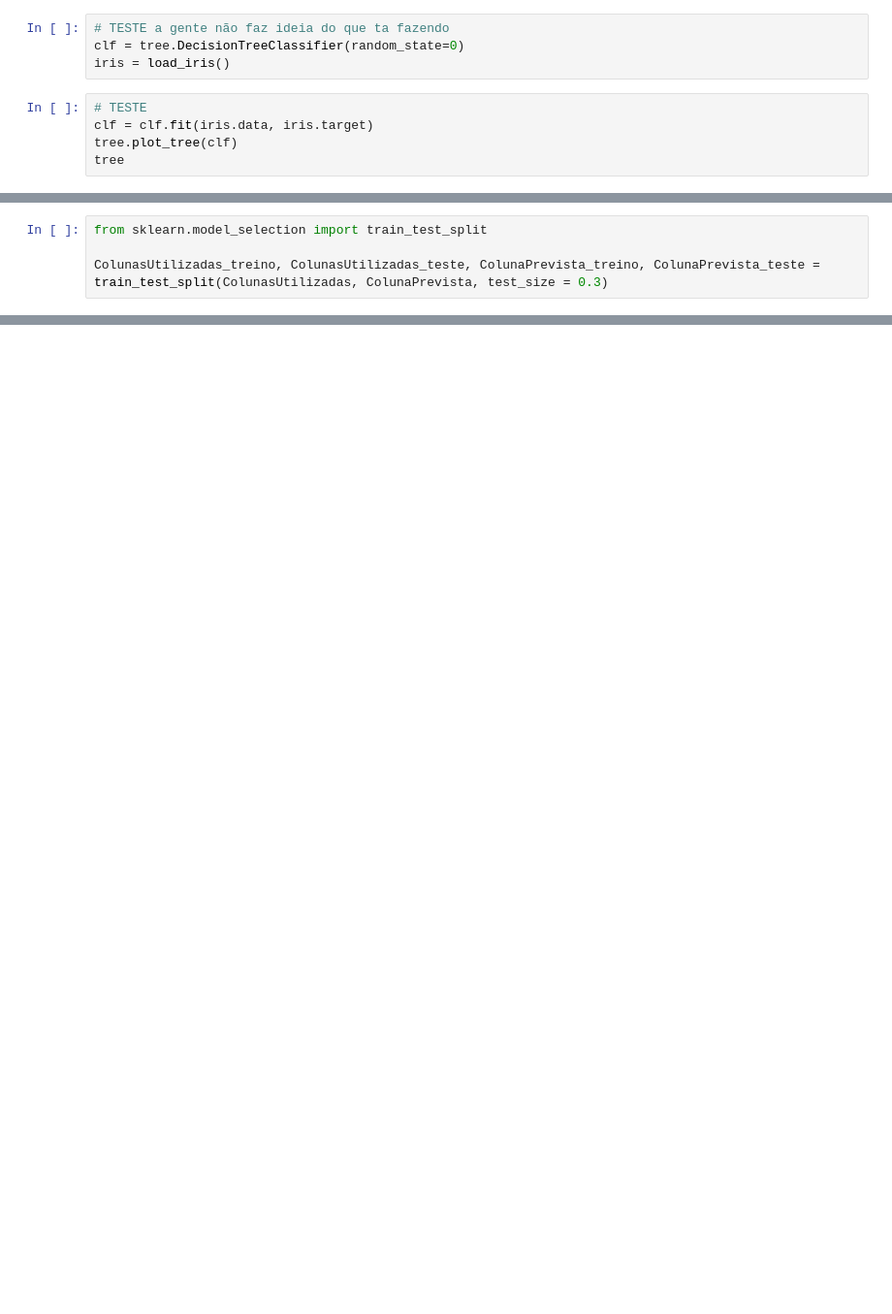
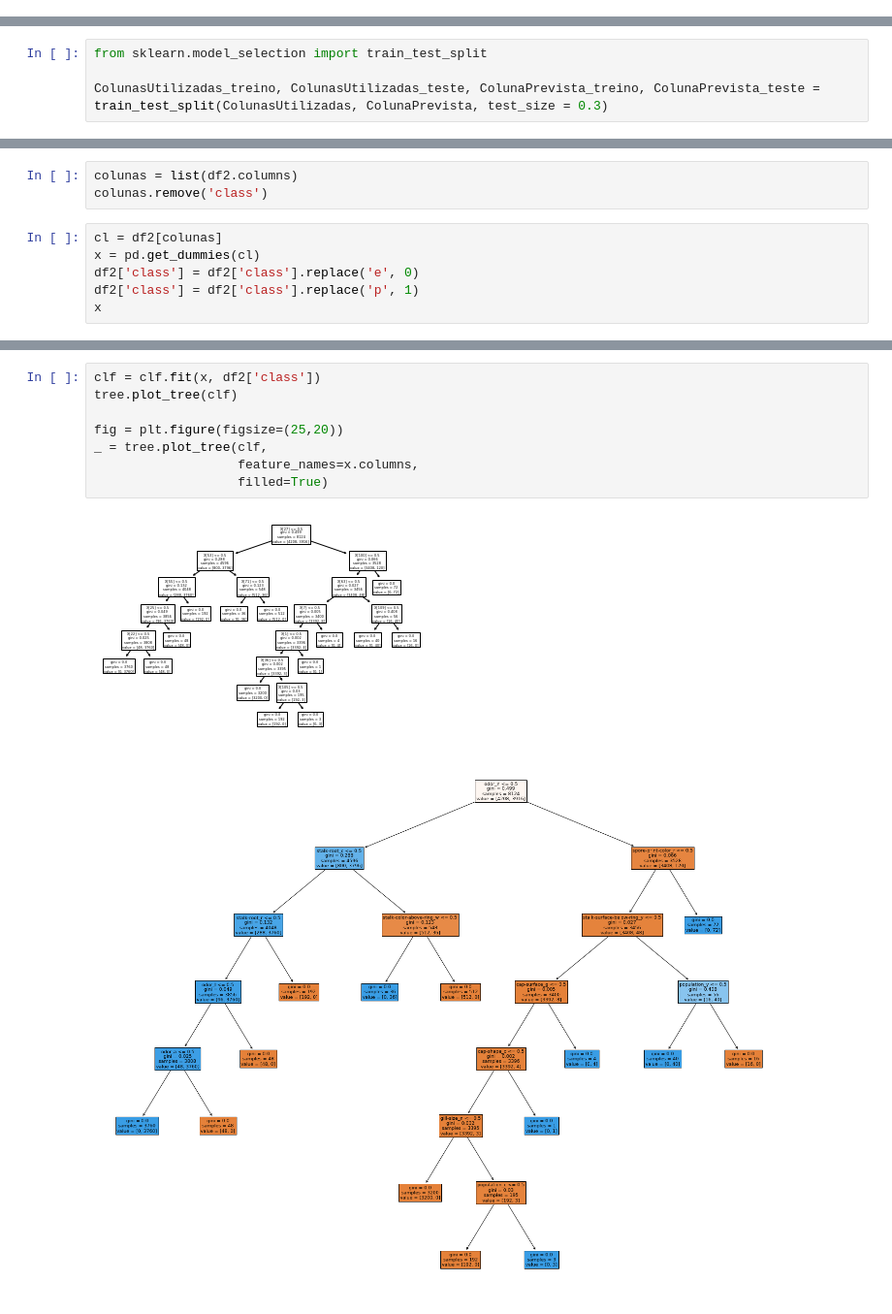
Before and after one commit to gustavokatz/Cogumelos, a Jupyter notebook: Mash.ipynb, the cells around one changed output, grey strips where cells are left out. Shown at 97% size. Drawn from its saved outputs; the diff is of its cells as text; blank space fills up the shorter version.

```diff
--- a/Mash.ipynb
+++ b/Mash.ipynb
@@ -140,12 +183,3 @@ from sklearn import tree
-# %%
-# TESTE a gente não faz ideia do que ta fazendo
-clf = tree.DecisionTreeClassifier(random_state=0)
-iris = load_iris()
-# %%
-# TESTE
-clf = clf.fit(iris.data, iris.target)
-tree.plot_tree(clf)
-tree
 # %%
 ColunaPrevista = df['class']
 ColunasUtilizadas = df.iloc[:,1:9]
@@ -164,0 +232,9 @@ print(f'Acuracia:{resultado}')
+# %%
+colunas = list(df2.columns)
+colunas.remove('class')
+# %%
+cl = df2[colunas]
+x = pd.get_dummies(cl)
+df2['class'] = df2['class'].replace('e', 0)
+df2['class'] = df2['class'].replace('p', 1)
+x
@@ -164,0 +255,11 @@ print(f'Acuracia:{resultado}')
+# %%
+clf = clf.fit(x, df2['class'])
+tree.plot_tree(clf)
+
+fig = plt.figure(figsize=(25,20))
+_ = tree.plot_tree(clf,
+                   feature_names=x.columns,
+                   filled=True)
+# %% [output]
+[figure, added]
+[figure, added]
```
Also changed, not shown: parts of 12 cells of this notebook.
